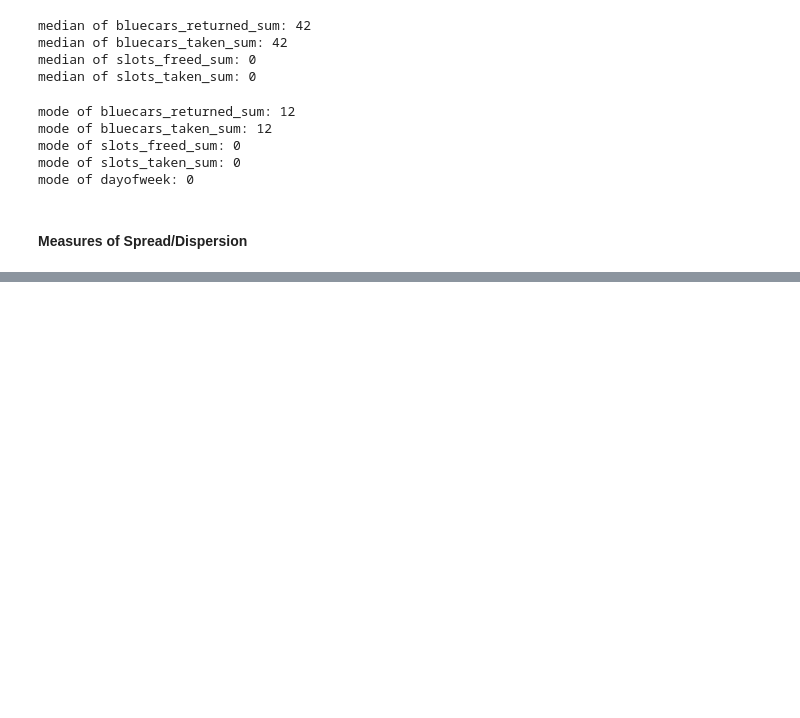
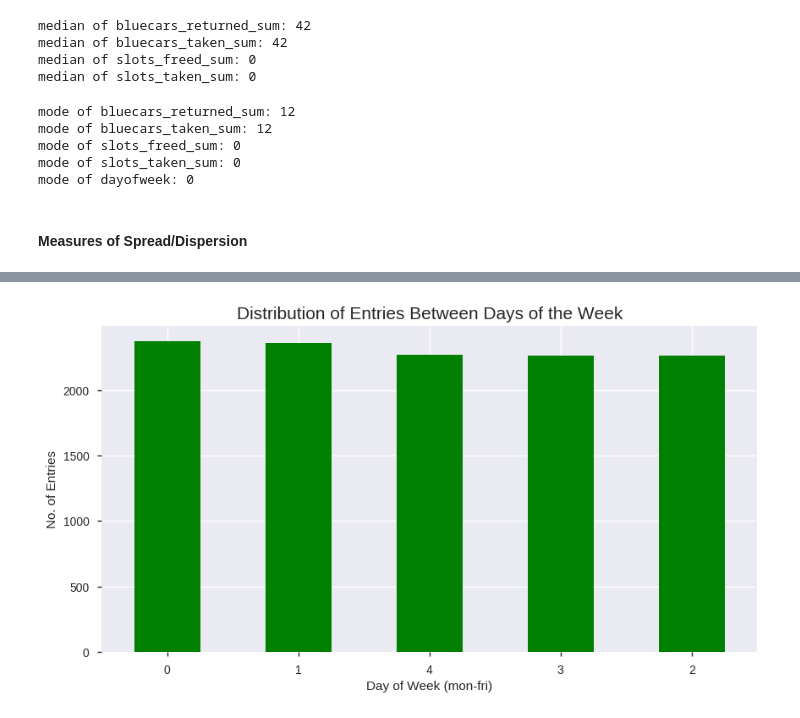
Before and after one commit to booorayan/BluecarsAuto, a Jupyter notebook: Autolib_projecte.ipynb, the cells around one changed output, grey strips where cells are left out. Cells and saved outputs as stored; diff of their text form; code cells hidden in the pictures; blank space fills up the shorter version.

```diff
--- a/Autolib_projecte.ipynb
+++ b/Autolib_projecte.ipynb
@@ -408,0 +541,12 @@ mode of dayofweek: 0
+# %%
+autob.dayofweek.value_counts().plot(kind='bar', figsize=(10,5), color='green')
+plt.xticks(rotation=360)
+plt.xlabel('Day of Week (mon-fri)')
+plt.ylabel('No. of Entries')
+plt.title('Distribution of Entries Between Days of the Week', fontsize=15)
+plt.show()
+
+# no. of entries for each day of week are somewhat evenly distributed ranging between 2200-2400
+# monday and tuesday had slightly more entries
+# %% [output]
+[figure, added]
```
Also changed, not shown: parts of 50 cells of this notebook.
